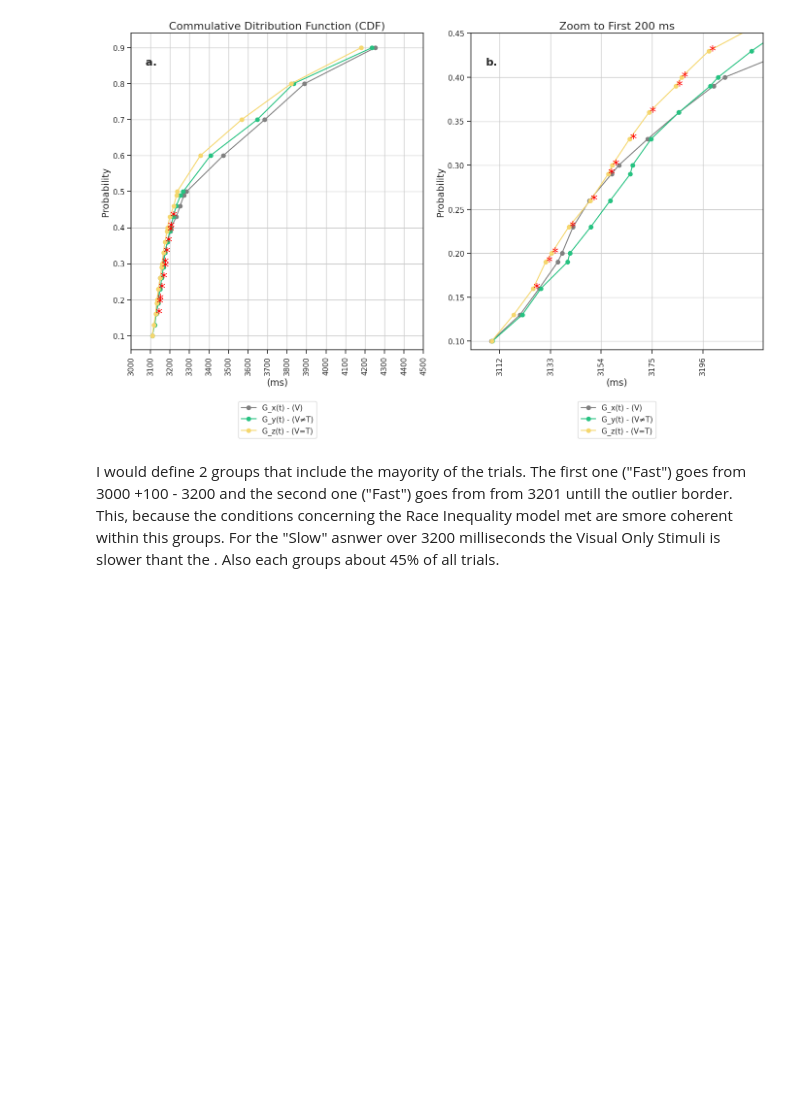
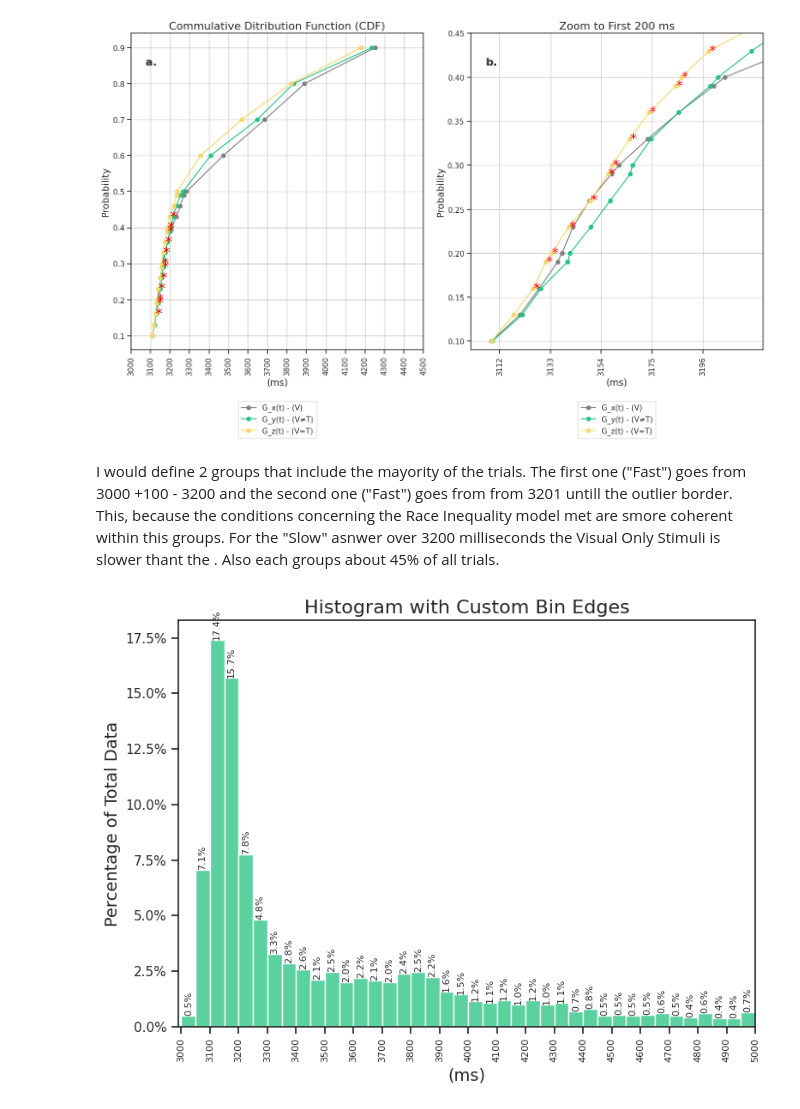
Before and after one commit to BenjaminDupre/m-b_thesis, a Jupyter notebook: Analysis/Analysis..ipynb, the cells around one changed output. Saved outputs shown, nothing was run; the diff lists cells and outputs as text; code cells hidden in the pictures; blank space fills up the shorter version.

```diff
--- a/Analysis/Analysis..ipynb
+++ b/Analysis/Analysis..ipynb
@@ -1779,3 +1788,41 @@ plt.show()
 [figure]
 # %% [markdown]
 I would define 2 groups that include the mayority of the trials. The first one ("Fast") goes from 3000 +100 -  3200 and the second one ("Fast") goes from from 3201 untill the outlier border. This, because the conditions concerning the Race Inequality model met are smore coherent within this groups. For the "Slow" asnwer over 3200 milliseconds the Visual Only Stimuli is slower thant the . Also each groups about 45% of all trials.
+# %%
+import matplotlib.pyplot as plt
+import seaborn as sns
+import numpy as np
+
+# Define the bin edges for the histogram
+bin_edges = range(3000, int(work_df_no_outl['time_ms'].max()) + 100, 50)
+
+# Create the histogram with custom bin edges
+plt.figure(figsize=(8, 6))
+ax = sns.histplot(data=work_df_no_outl, x='time_ms', bins=bin_edges, stat='percent', color='#26C281')
+
+# Customize the number of x-tick labels
+plt.xticks(np.arange(3000, work_df_no_outl['time_ms'].max() + 100, 100), fontsize=8, rotation=90)
+
+# Format y-axis labels as percentages with one decimal place
+ax.yaxis.set_major_formatter(plt.FuncFormatter(lambda x, _: f'{x:.1f}%'))
+
+# Add labels to the x and y axes
+plt.xlabel('(ms)', fontsize=14)
+plt.ylabel('Percentage of Total Data', fontsize=14)
+
+# Cut axis
+plt.xlim(3000-10, 5000)
+
+# Add text with the percentage on top of each bar
+for bar in ax.patches:
+    percentage = bar.get_height()
+    ax.annotate(f'{percentage:.1f}%',
+                (bar.get_x() + bar.get_width() / 2, bar.get_height()),
+                ha='center', va='bottom', fontsize=8, rotation=90)
+
+
+plt.title('Histogram with Custom Bin Edges', fontsize=16)
+plt.tight_layout()
+plt.show()
+# %% [output]
+[figure, added]
```
Also changed, not shown: parts of 14 cells of this notebook, 6 other files.
